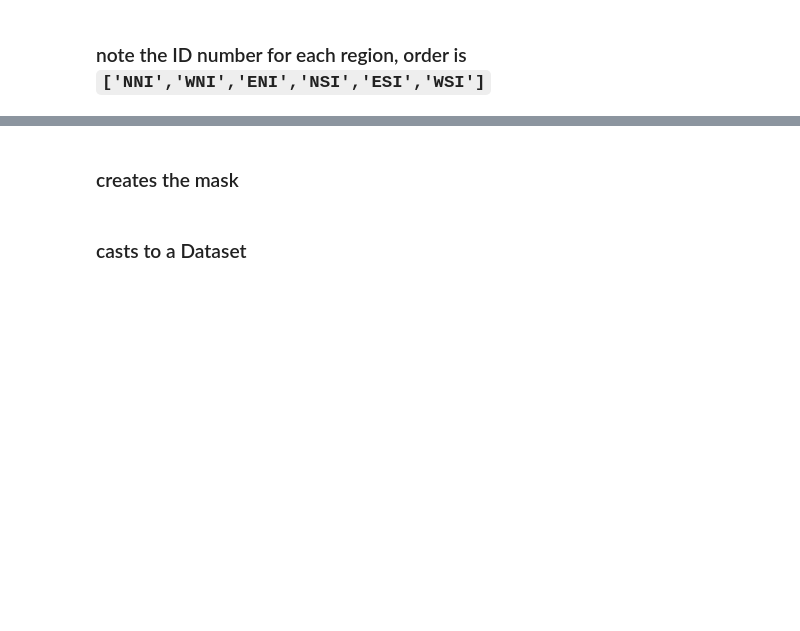
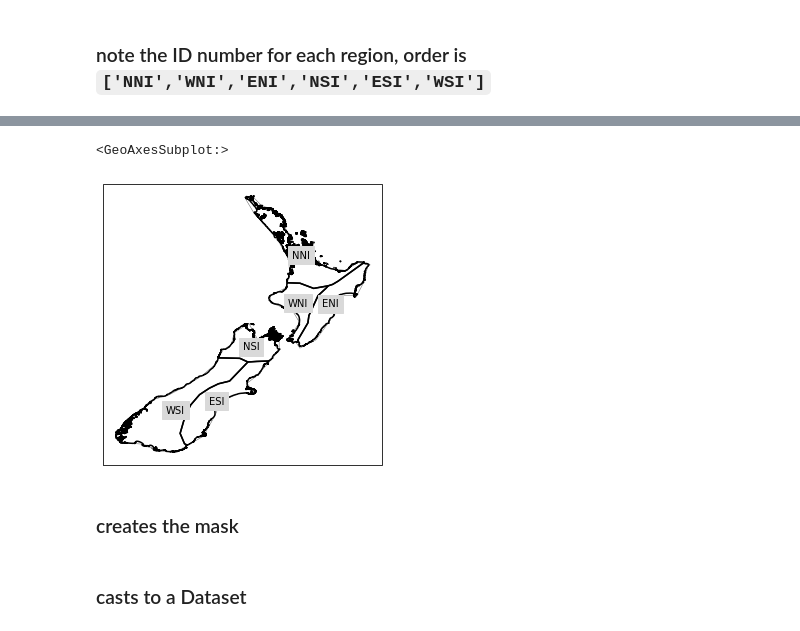
Before and after one commit to nicolasfauchereau/ML4seas, a Jupyter notebook: targets/VCSN/make_region_mask.ipynb, the cells around one changed output, grey strips where cells are left out. Drawn from its saved outputs; the diff is of its cells as text; code cells hidden in the pictures; blank space fills up the shorter version.

```diff
--- a/targets/VCSN/make_region_mask.ipynb
+++ b/targets/VCSN/make_region_mask.ipynb
@@ -71,5 +81,7 @@ Datum: New Zealand Geodetic Datum 1949
 # %%
-regions_xarray = regionmask.from_geopandas(nz_regions)
+regions_xarray = regionmask.from_geopandas(nz_regions, names='Location')
+# %%
+regions_xarray.name = 'region'
 # %% [markdown]
 ### note the ID number for each region, order is `['NNI','WNI','ENI','NSI','ESI','WSI']`
 # %%
@@ -79,0 +111,6 @@ regions_xarray.plot()
+# %%
+f, ax = plt.subplots(figsize=(5,10))
+regions_xarray.plot(label='name', line_kws={'color':'k'})
+# %% [output]
+<GeoAxesSubplot:>
+[figure, added]
```
Also changed, not shown: parts of 4 cells of this notebook, 2 other files.
